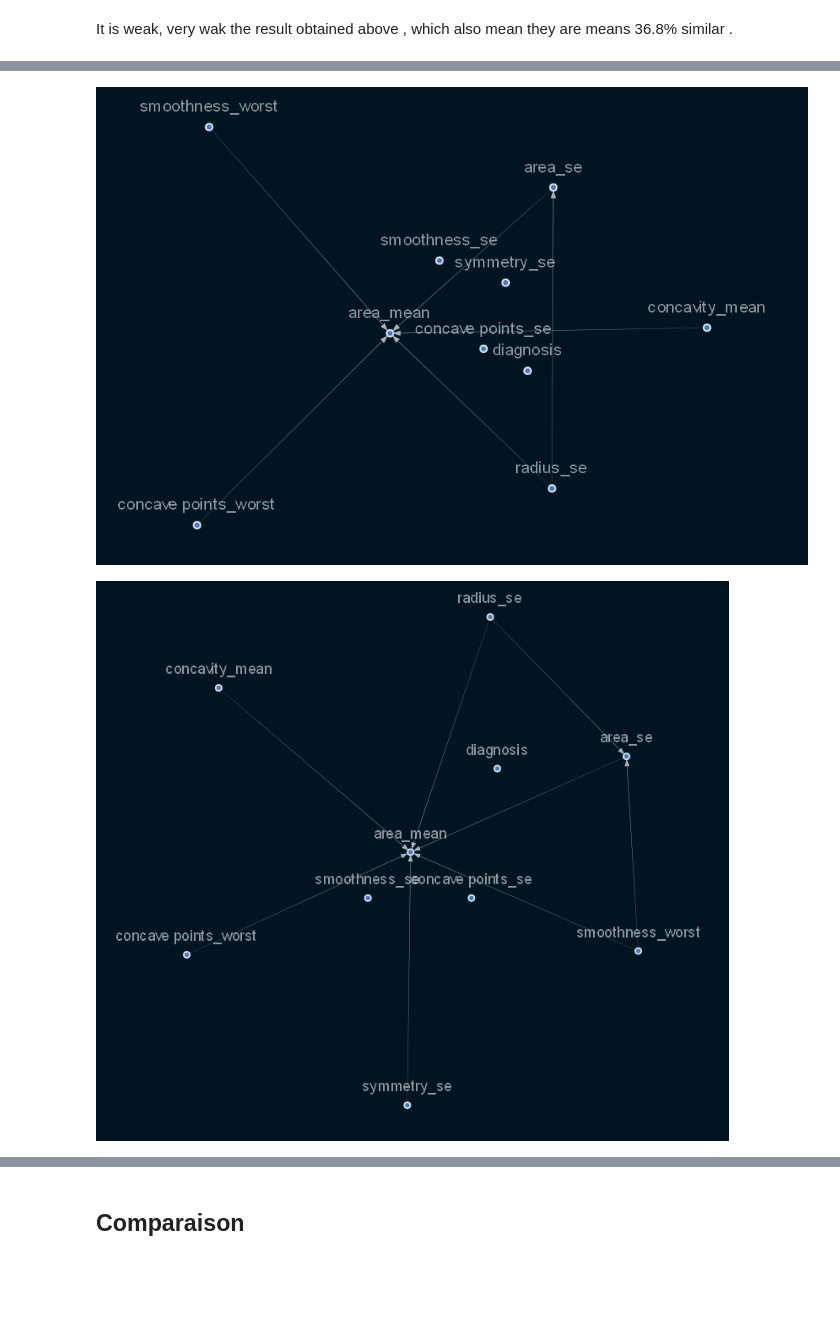
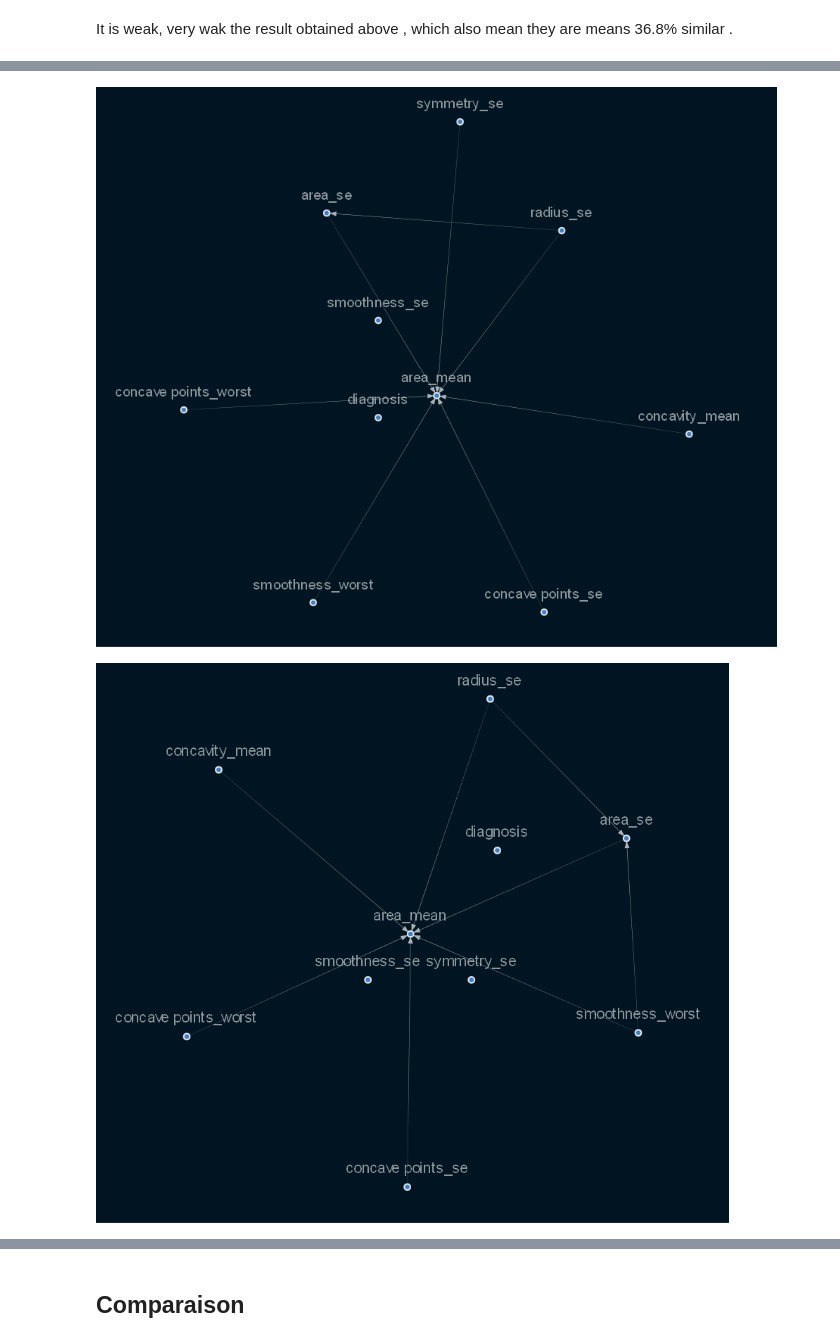
Before and after one commit to Zchristian955/Causality-Inference-Challenge, a Jupyter notebook: notebooks/causal_model.ipynb, the cells around one changed output, grey strips where cells are left out. Saved outputs shown, nothing was run; the diff lists cells and outputs as text; code cells hidden in the pictures; blank space fills up the shorter version.

```diff
--- a/notebooks/causal_model.ipynb
+++ b/notebooks/causal_model.ipynb
@@ -33,3 +44,8 @@ data1
 | 567 | 1 | 0.2650 | 0.01664 | 0.02324 | 0.7260 | 0.35140 | ... |
 | 568 | 0 | 0.0000 | 0.00000 | 0.02676 | 0.3857 | 0.00000 | ... |
 569 rows × 10 columns
+# %%
+from sklearn.preprocessing import MinMaxScaler
+min_max_scaler = MinMaxScaler()
+data1[['concave points_worst', 'concave points_se', 'symmetry_se', 'radius_se', 'concavity_mean', 'smoothness_worst', 'smoothness_se', 'area_mean', 'area_se']] = min_max_scaler.fit_transform(data1[['concave points_worst', 'concave points_se', 'symmetry_se', 'radius_se', 'concavity_mean', 'smoothness_worst', 'smoothness_se', 'area_mean', 'area_se']])
+data1
@@ -184,9 +239,10 @@ It is weak, very wak the result obtained above , which also mean they are means
 # %%
 
 #Let's split the data
-df_1 = data1.iloc[:100,:]
-df_2 = data1.iloc[:350,:]
-df_3 = data1.iloc[:,:]
+df_1 = data1.iloc[:90,:]
+df_2 = data1.iloc[:300,:]
+df_3 =data1.iloc[:420,:]
+df_4 = data1.iloc[:,:]
 # %%
 def Jaccar_score(g, h):
     i = set(g).intersection(set(h))
@@ -194,7 +250,7 @@ def Jaccar_score(g, h):
     return len(i) / float(len(u))
 # %%
 
-sm_constrained_lasso_df_1 = from_pandas_lasso(df_1, tabu_parent_nodes=["diagnosis"], w_threshold=0.8,beta=0.8)
+sm_df1 = from_pandas_lasso(df_1, tabu_parent_nodes=["diagnosis"], w_threshold=0.8,beta=0.8)
 viz = plot_structure(
     sm_constrained_lasso_df_1,
     graph_attributes={"scale": "2",'size':3},
@@ -216,15 +261,15 @@ Warning: node 'smoothness_se', graph '' size too small for label
-[figure, old version]
+[figure, new version]
 # %%
 
 sm_df2 = from_pandas_lasso(df_2, tabu_parent_nodes=['diagnosis'], w_threshold=0.8, beta=0.8)
 viz = plot_structure(
     sm_df2,
-    graph_attributes={"scale": "2.0", 'size':2.5},
+    graph_attributes={"scale": "2", 'size':3},
     all_node_attributes=NODE_STYLE.WEAK,
     all_edge_attributes=EDGE_STYLE.WEAK)
 Image(viz.draw(format='png'))
 # %% [output]
-[figure, old version]
+[figure, new version]
 # %%
 sm_df3 = from_pandas_lasso(df_3, tabu_parent_nodes=['diagnosis'], w_threshold=0.8, beta=0.8)
 viz = plot_structure(
```
Also changed, not shown: parts of 39 cells of this notebook, 1 other file.
